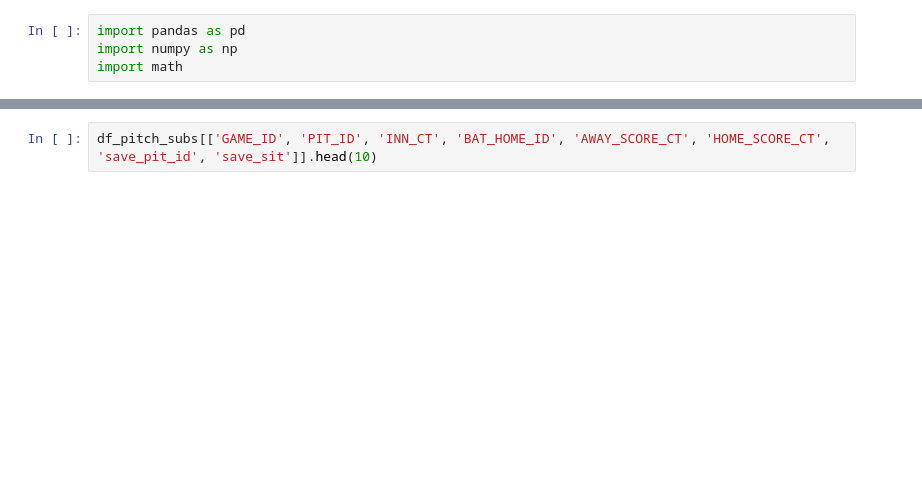
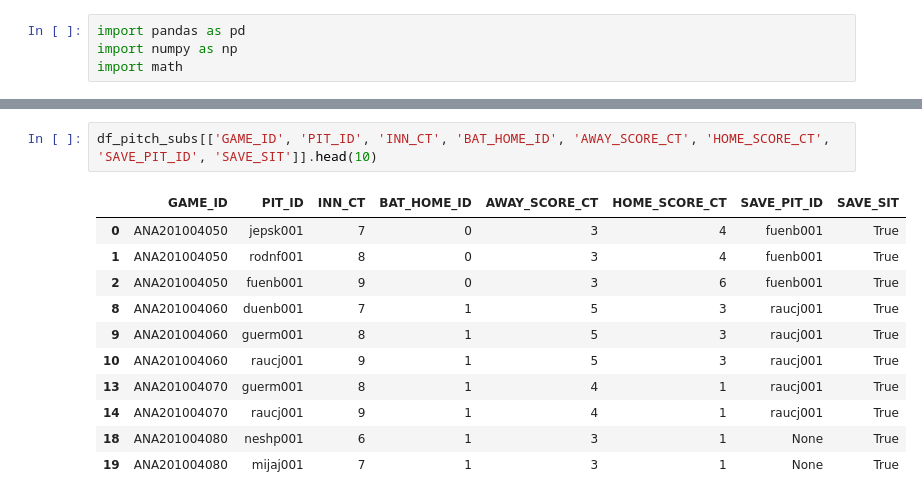
Before and after one commit to DylanSchneider/Save2.0, a Jupyter notebook: Save2.ipynb, the cells around one changed output, grey strips where cells are left out. Drawn from its saved outputs; the diff is of its cells as text; blank space fills up the shorter version.

```diff
--- a/Save2.ipynb
+++ b/Save2.ipynb
@@ -41,4 +48,16 @@ df_pitch_subs = df_pitch_subs[df_pitch_subs['save_sit'] == True].reindex()
 # %%
-df_pitch_subs[['GAME_ID', 'PIT_ID', 'INN_CT', 'BAT_HOME_ID', 'AWAY_SCORE_CT', 'HOME_SCORE_CT', 'save_pit_id', 'save_sit']].head(10)
+df_pitch_subs[['GAME_ID', 'PIT_ID', 'INN_CT', 'BAT_HOME_ID', 'AWAY_SCORE_CT', 'HOME_SCORE_CT', 'SAVE_PIT_ID', 'SAVE_SIT']].head(10)
+# %% [output]
+|  | GAME_ID | PIT_ID | INN_CT | BAT_HOME_ID | AWAY_SCORE_CT | HOME_SCORE_CT | SAVE_PIT_ID | SAVE_SIT |
+| 0 | ANA201004050 | jepsk001 | 7 | 0 | 3 | 4 | fuenb001 | True |
+| 1 | ANA201004050 | rodnf001 | 8 | 0 | 3 | 4 | fuenb001 | True |
+| 2 | ANA201004050 | fuenb001 | 9 | 0 | 3 | 6 | fuenb001 | True |
+| 8 | ANA201004060 | duenb001 | 7 | 1 | 5 | 3 | raucj001 | True |
+| 9 | ANA201004060 | guerm001 | 8 | 1 | 5 | 3 | raucj001 | True |
+| 10 | ANA201004060 | raucj001 | 9 | 1 | 5 | 3 | raucj001 | True |
+| 13 | ANA201004070 | guerm001 | 8 | 1 | 4 | 1 | raucj001 | True |
+| 14 | ANA201004070 | raucj001 | 9 | 1 | 4 | 1 | raucj001 | True |
+| 18 | ANA201004080 | neshp001 | 6 | 1 | 3 | 1 | None | True |
+| 19 | ANA201004080 | mijaj001 | 7 | 1 | 3 | 1 | None | True |
 # %%
 df_next_pitcher = df_pitch_subs.shift(-1)
```
Also changed, not shown: parts of 9 cells of this notebook.
